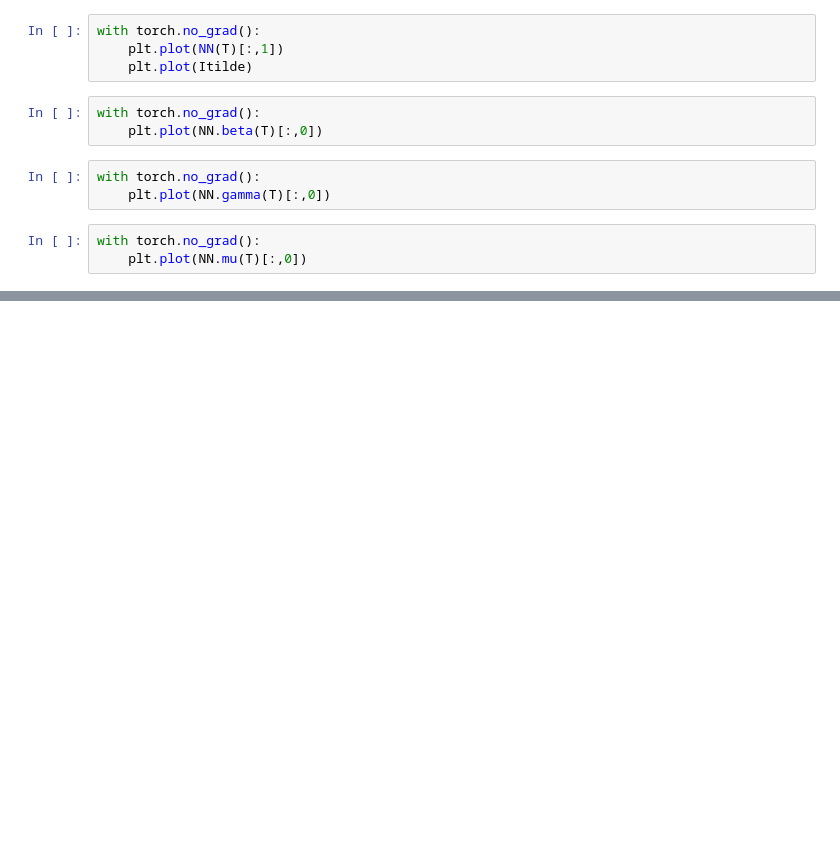
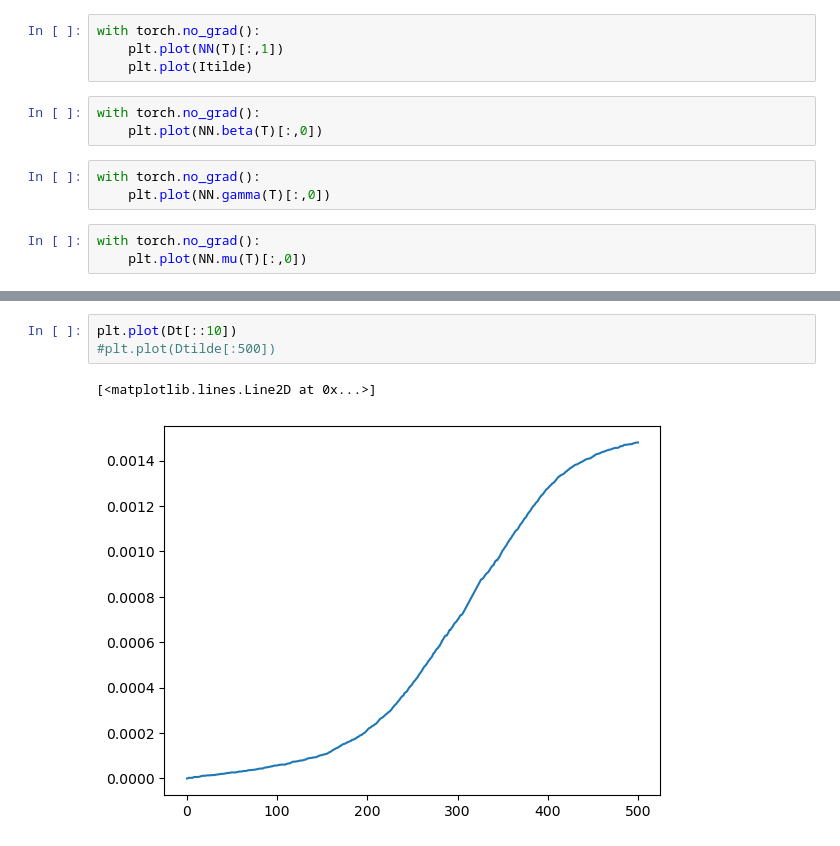
Before and after one commit to bdotchristensen/covid-commutes, a Jupyter notebook: approaches/west virginia PINN model.ipynb, the cells around one changed output, grey strips where cells are left out. Cells and saved outputs as stored; diff of their text form; blank space fills up the shorter version.

```diff
--- a/approaches/west virginia PINN model.ipynb
+++ b/approaches/west virginia PINN model.ipynb
@@ -214,0 +295,6 @@ with torch.no_grad():
+# %%
+plt.plot(Dt[::10])
+#plt.plot(Dtilde[:500])
+# %% [output]
+[<matplotlib.lines.Line2D at 0x...>]
+[figure, added]
```
Also changed, not shown: parts of 6 cells of this notebook.
